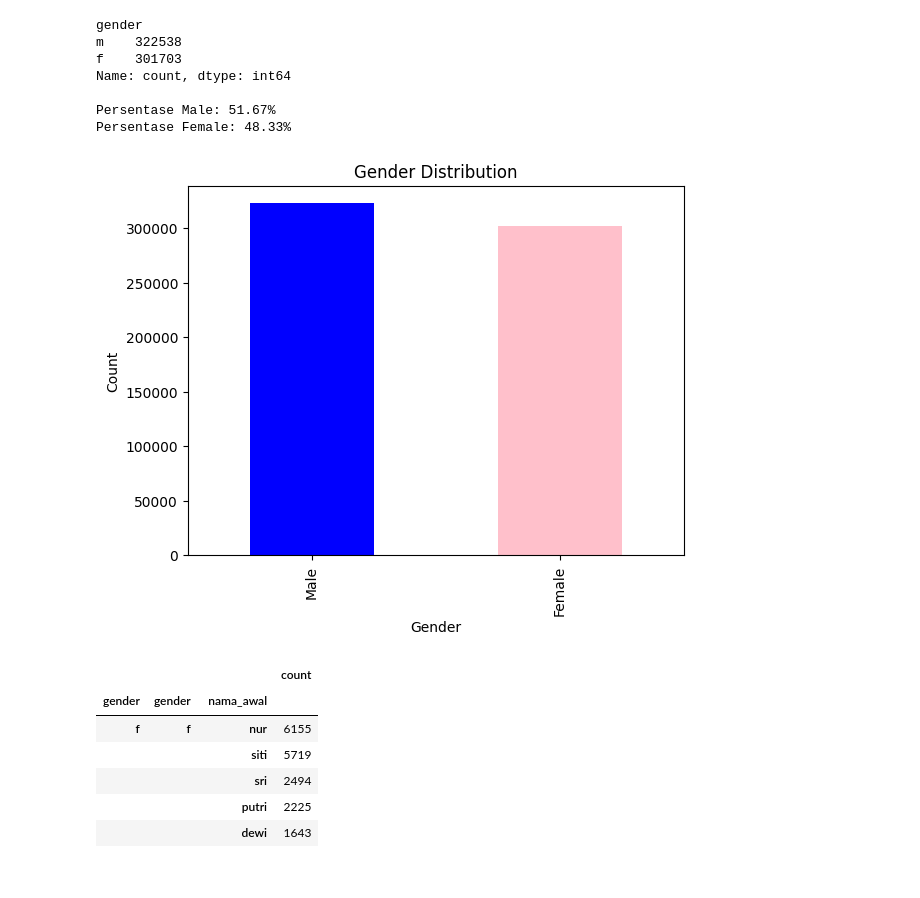
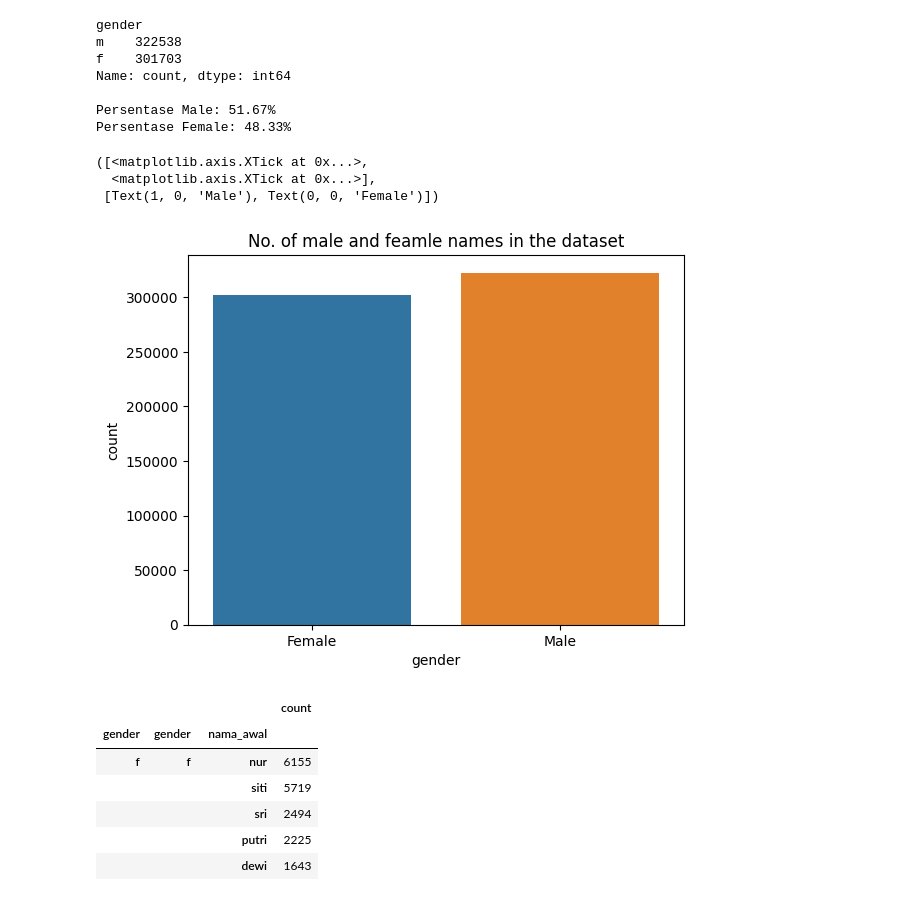
Before and after one commit to novay/gender-detection, a Jupyter notebook: 01-preparation.ipynb, the cells around one changed output. Saved outputs shown, nothing was run; the diff lists cells and outputs as text; code cells hidden in the pictures.

```diff
--- a/01-preparation.ipynb
+++ b/01-preparation.ipynb
@@ -53,16 +53,24 @@ Persentase Male: 51.67%
 Persentase Female: 48.33%
 # %%
 import matplotlib.pyplot as plt
+import seaborn as sns
 
-gender_count = pd.Series({'Male': value_counts['m'], 'Female': value_counts['f']})
-gender_count.plot.bar(color=['blue', 'pink'])
-plt.title('Gender Distribution')
-plt.xlabel('Gender')
-plt.ylabel('Count')
-plt.savefig('./assets/gender-distribution.png')
-plt.show()
+# gender_count = pd.Series({'Male': value_counts['m'], 'Female': value_counts['f']})
+# gender_count.plot.bar(color=['blue', 'pink'])
+# plt.title('Gender Distribution')
+# plt.xlabel('Gender')
+# plt.ylabel('Count')
+# plt.savefig('./assets/gender-distribution.png')
+# plt.show()
+
+sns.countplot(x='gender',data = df)
+plt.title('No. of male and feamle names in the dataset')
+plt.xticks([1,0],('Male','Female'))
 # %% [output]
+([<matplotlib.axis.XTick at 0x...>,
+  <matplotlib.axis.XTick at 0x...>],
+ [Text(1, 0, 'Male'), Text(0, 0, 'Female')])
-[figure, old version]
+[figure, new version]
 # %%
 # %pip install seaborn
 # %%
```
Also changed, not shown: parts of 15 cells of this notebook, 24 other files.
